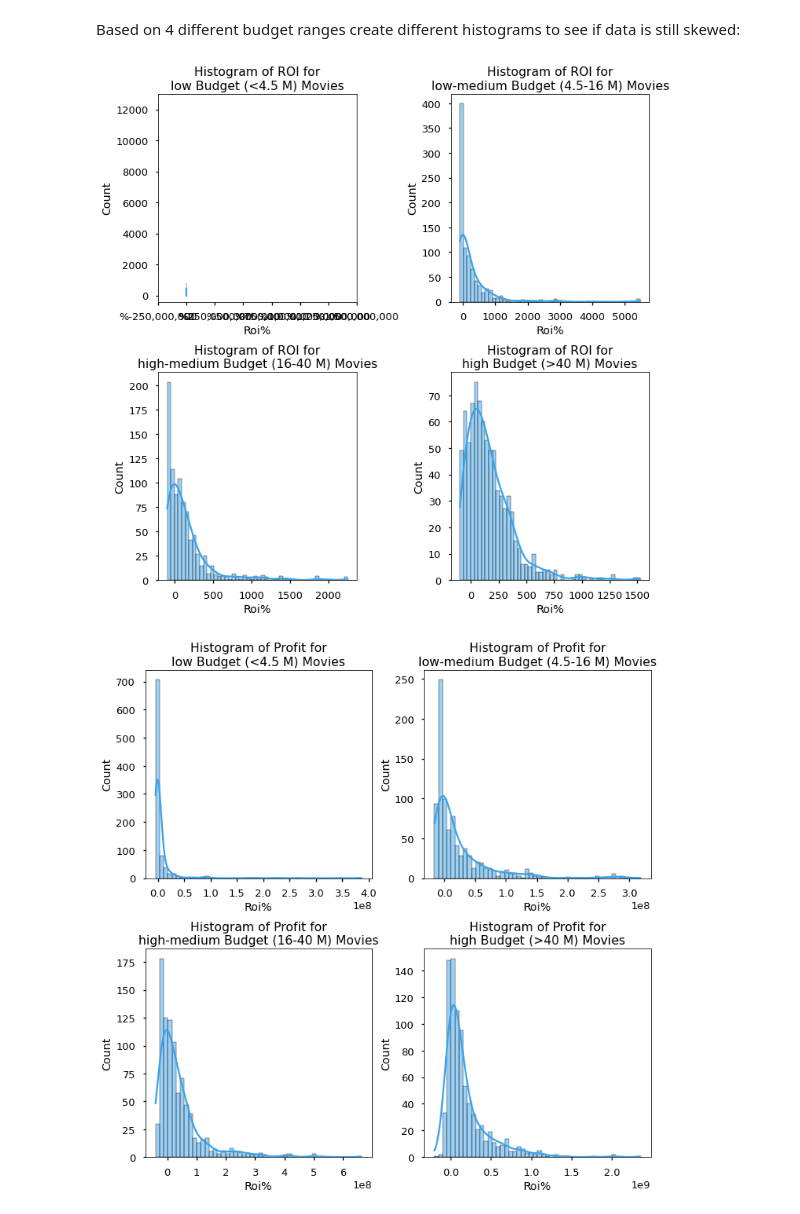
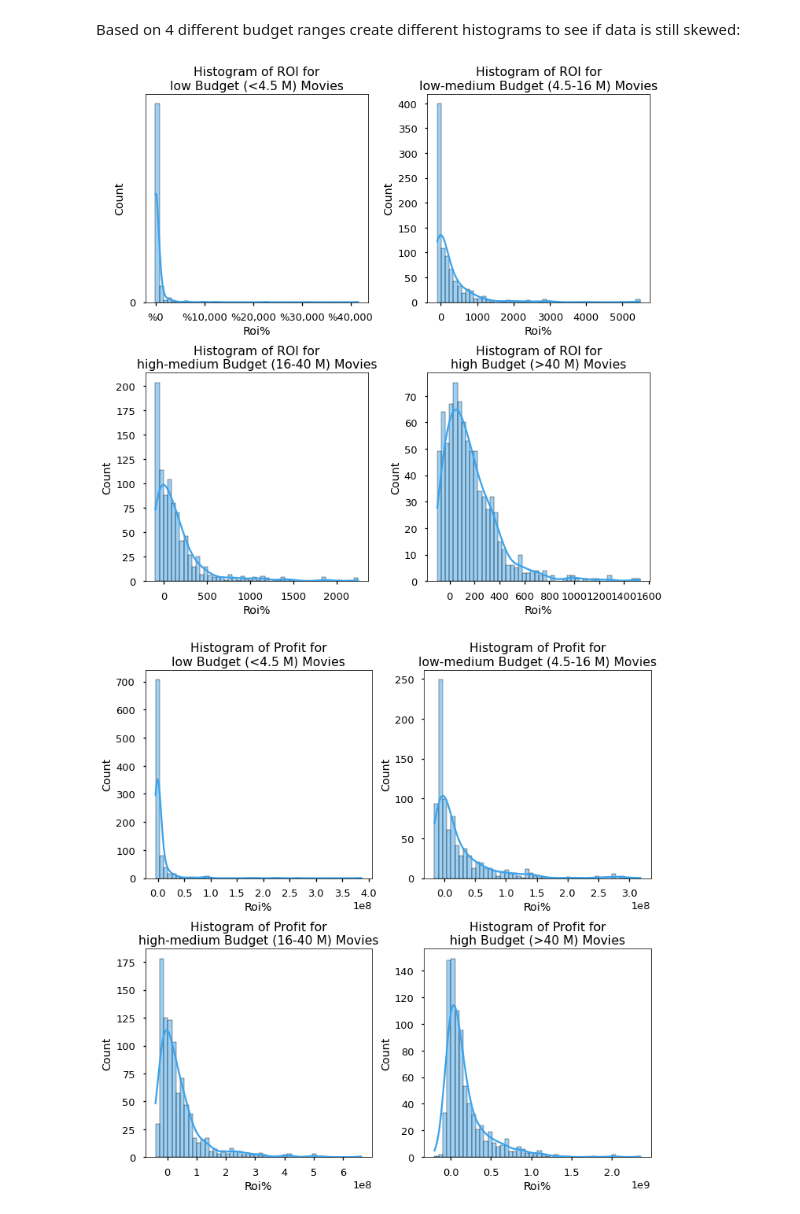
Before and after one commit to erdemiraysu/Exploratory-Movie-Analyses, a Jupyter notebook: MovieProject_Notebook.ipynb, the cells around one changed output. Drawn from its saved outputs; the diff is of its cells as text; code cells hidden in the pictures.

```diff
--- a/MovieProject_Notebook.ipynb
+++ b/MovieProject_Notebook.ipynb
@@ -1165,35 +1163,32 @@ Based on 4 different budget ranges create different histograms to see if data is
 # %%
 with plt.style.context('seaborn-talk'):
     fig, ( (ax1, ax2),(ax3, ax4) )  = plt.subplots(ncols=2, nrows= 2, figsize=(10, 10))
     base_color = sns.color_palette("husl", 9)[6]
 
     sns.histplot(x = dfbudgets[0]['roi'], bins = 50, ax=ax1, kde =True, color =base_color )
     sns.histplot(x = dfbudgets[1]['roi'], bins = 50, ax=ax2, kde =True, color =base_color )
     sns.histplot(x = dfbudgets[2]['roi'], bins = 50, ax=ax3, kde =True, color =base_color )
     sns.histplot(x = dfbudgets[3]['roi'], bins = 50, ax=ax4, kde =True, color =base_color )
 
     ax1.set_title('Histogram of ROI for\nlow Budget (<4.5 M) Movies')
     ax2.set_title('Histogram of ROI for\nlow-medium Budget (4.5-16 M) Movies')
     ax3.set_title('Histogram of ROI for\nhigh-medium Budget (16-40 M) Movies')
     ax4.set_title('Histogram of ROI for\nhigh Budget (>40 M) Movies')
 
-    ax1.set_xlim(-250237650,1500000000) # removing 3 outliers for visualisation
-    ax1.set_ylim(-400,13000) # removing 3 outliers for visualisation
     ax1.xaxis.set_major_formatter(formatter)
     ax1.yaxis.set_major_locator(mpl.ticker.MultipleLocator(2000))
     ax1.xaxis.set_major_formatter(mpl.ticker.StrMethodFormatter('%{x:,.0f}'))
-
 
     ax1.set_xlabel("Roi%")
     ax2.set_xlabel("Roi%")
     ax3.set_xlabel("Roi%")
     ax4.set_xlabel("Roi%")
 
     fig.tight_layout();
 # Roi distribution is still highly skewed for the low, low-medium and high-medium
 # It is less skewed for high budget movies.
 # %% [output]
-[figure, old version]
+[figure, new version]
 # %%
 with plt.style.context('seaborn-talk'):
     fig, ( (ax1, ax2),(ax3, ax4) )  = plt.subplots(ncols=2, nrows= 2, figsize=(10, 10))
```
Also changed, not shown: parts of 4 cells of this notebook.
